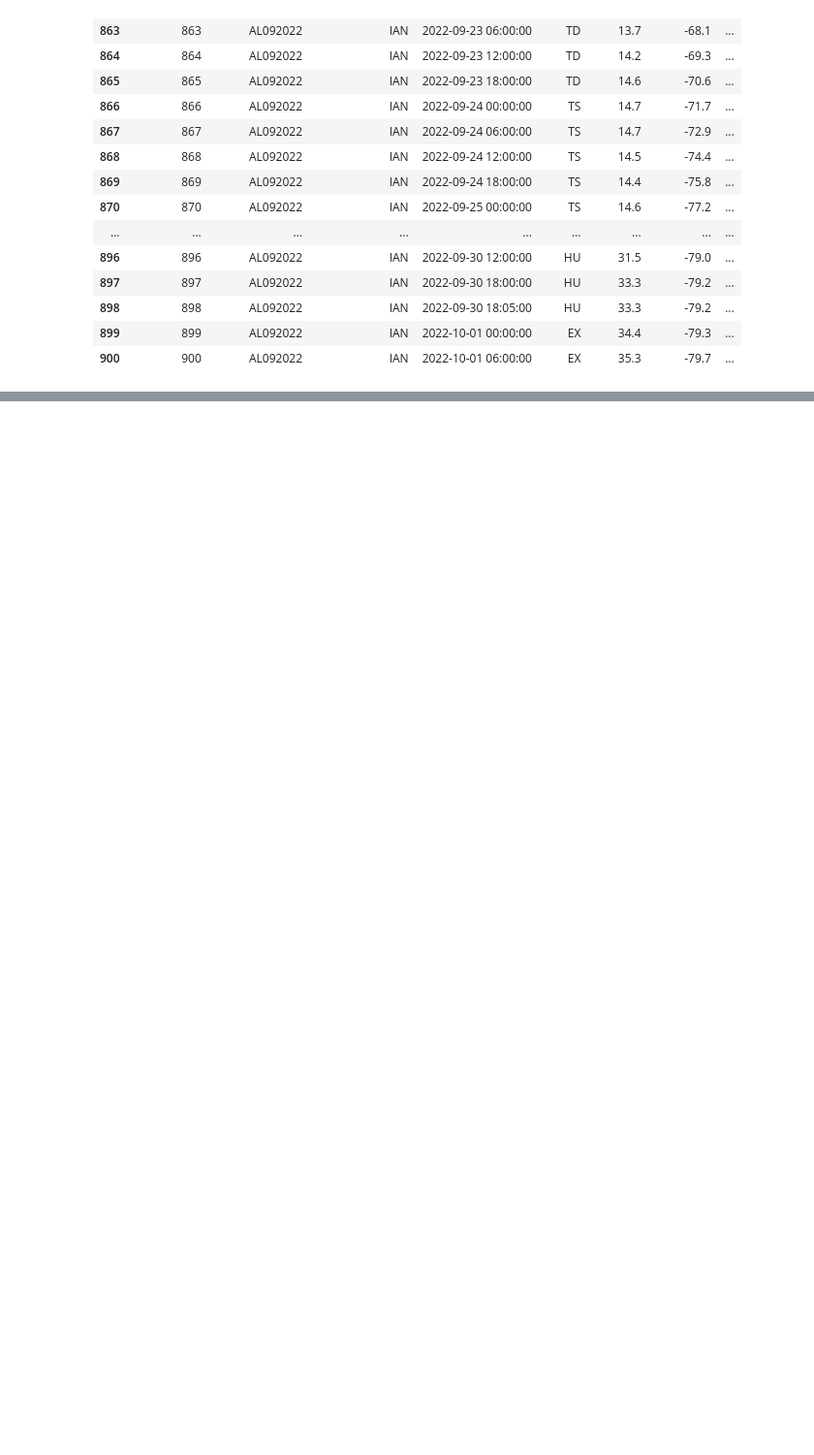
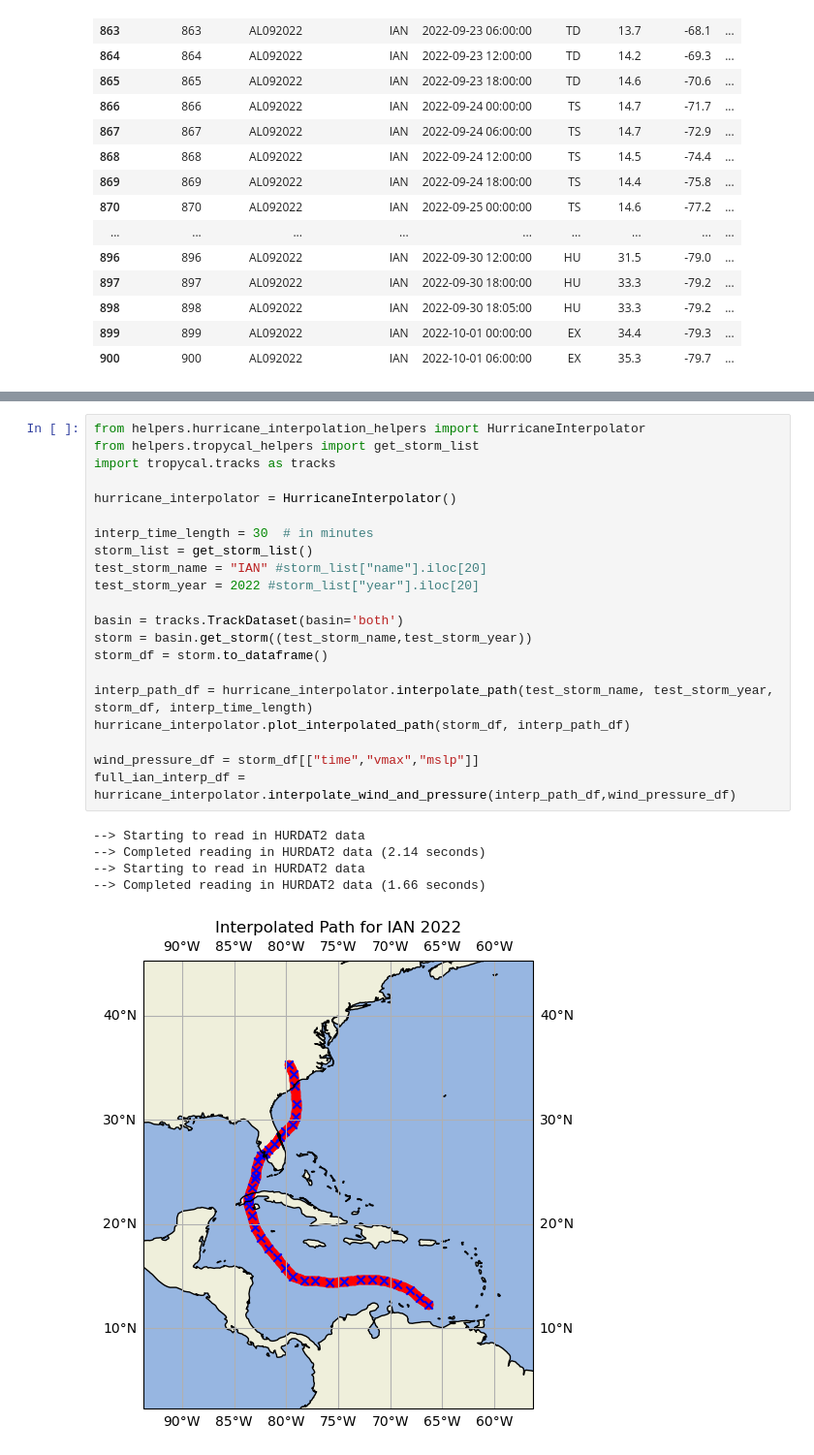
Before and after one commit to ajmell7/category-v, a Jupyter notebook: capstone_data_processing_cleaned.ipynb, the cells around one changed output, grey strips where cells are left out. Shown at 97% size. Drawn from its saved outputs; the diff is of its cells as text; blank space fills up the shorter version.

Commit message:
Add plotting code for Ian example

```diff
--- a/capstone_data_processing_cleaned.ipynb
+++ b/capstone_data_processing_cleaned.ipynb
@@ -777,0 +854,27 @@ for idx in range(len(ian_bin_times)):
+# %%
+from helpers.hurricane_interpolation_helpers import HurricaneInterpolator
+from helpers.tropycal_helpers import get_storm_list
+import tropycal.tracks as tracks
+
+hurricane_interpolator = HurricaneInterpolator()
+
+interp_time_length = 30  # in minutes
+storm_list = get_storm_list()
+test_storm_name = "IAN" #storm_list["name"].iloc[20]
+test_storm_year = 2022 #storm_list["year"].iloc[20]
+
+basin = tracks.TrackDataset(basin='both')
+storm = basin.get_storm((test_storm_name,test_storm_year))
+storm_df = storm.to_dataframe()
+
+interp_path_df = hurricane_interpolator.interpolate_path(test_storm_name, test_storm_year, storm_df, interp_time_length)
+hurricane_interpolator.plot_interpolated_path(storm_df, interp_path_df)
+
+wind_pressure_df = storm_df[["time","vmax","mslp"]]
+full_ian_interp_df = hurricane_interpolator.interpolate_wind_and_pressure(interp_path_df,wind_pressure_df)
+# %% [output]
+--> Starting to read in HURDAT2 data
+--> Completed reading in HURDAT2 data (2.14 seconds)
+--> Starting to read in HURDAT2 data
+--> Completed reading in HURDAT2 data (1.66 seconds)
+[figure, added]
```
Also changed, not shown: parts of 10 cells of this notebook, 1 other file.
